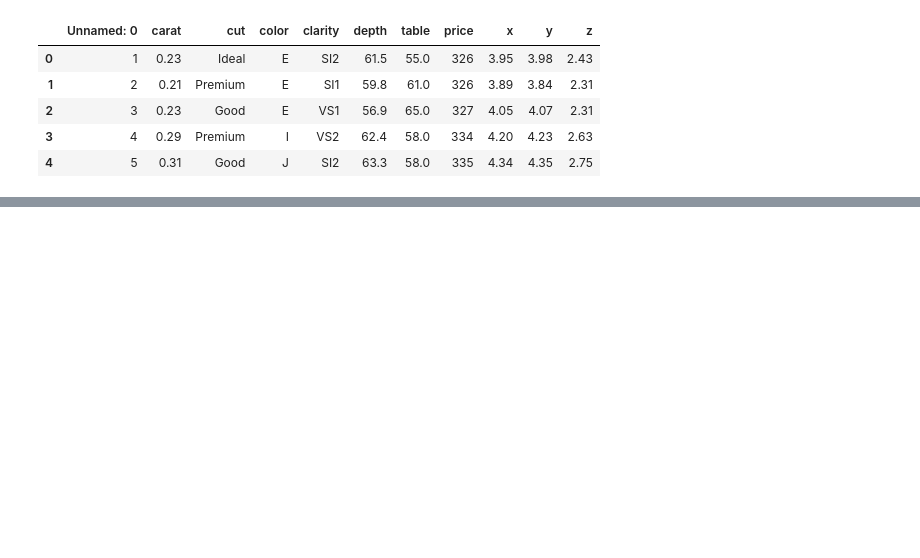
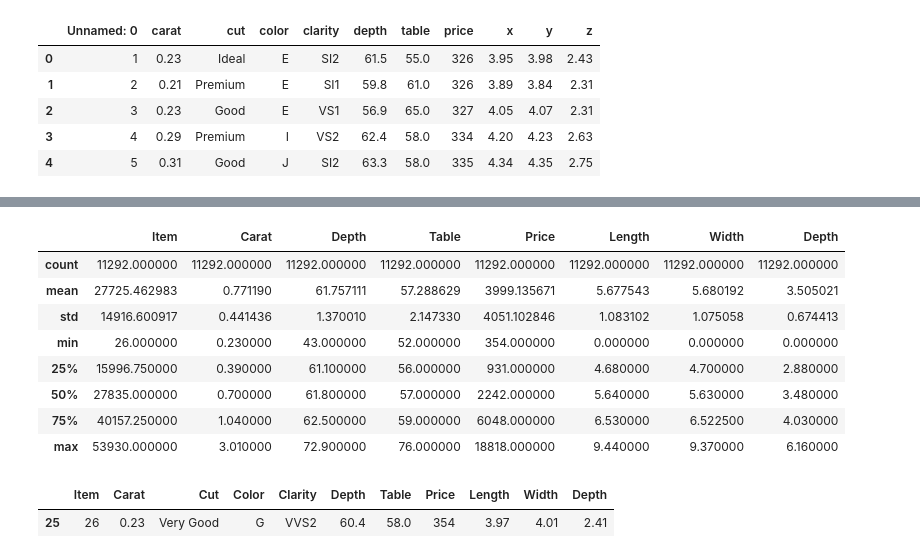
Before and after one commit to fitzp68/DataAnalystics-Boot-Camp-Project-1, a Jupyter notebook: Project 1.ipynb, the cells around one changed output, grey strips where cells are left out. Drawn from its saved outputs; the diff is of its cells as text; code cells hidden in the pictures; blank space fills up the shorter version.

```diff
--- a/Project 1.ipynb
+++ b/Project 1.ipynb
@@ -15,0 +96,18 @@ ShinyDiamonds_df.head()
+# %%
+dfg.describe()
+# %% [output]
+|  | Item | Carat | Depth | Table | Price | Length | Width | Depth |
+| count | 11292.000000 | 11292.000000 | 11292.000000 | 11292.000000 | 11292.000000 | 11292.000000 | 11292.000000 | 11292.000000 |
+| mean | 27725.462983 | 0.771190 | 61.757111 | 57.288629 | 3999.135671 | 5.677543 | 5.680192 | 3.505021 |
+| std | 14916.600917 | 0.441436 | 1.370010 | 2.147330 | 4051.102846 | 1.083102 | 1.075058 | 0.674413 |
+| min | 26.000000 | 0.230000 | 43.000000 | 52.000000 | 354.000000 | 0.000000 | 0.000000 | 0.000000 |
+| 25% | 15996.750000 | 0.390000 | 61.100000 | 56.000000 | 931.000000 | 4.680000 | 4.700000 | 2.880000 |
+| 50% | 27835.000000 | 0.700000 | 61.800000 | 57.000000 | 2242.000000 | 5.640000 | 5.630000 | 3.480000 |
+| 75% | 40157.250000 | 1.040000 | 62.500000 | 59.000000 | 6048.000000 | 6.530000 | 6.522500 | 4.030000 |
+| max | 53930.000000 | 3.010000 | 72.900000 | 76.000000 | 18818.000000 | 9.440000 | 9.370000 | 6.160000 |
+# %%
+dfg = dfg.loc[dfg['Price'] == 354]
+dfg
+# %% [output]
+|  | Item | Carat | Cut | Color | Clarity | Depth | Table | Price | Length | Width | Depth |
+| 25 | 26 | 0.23 | Very Good | G | VVS2 | 60.4 | 58.0 | 354 | 3.97 | 4.01 | 2.41 |
```
Also changed, not shown: parts of 8 cells of this notebook.
